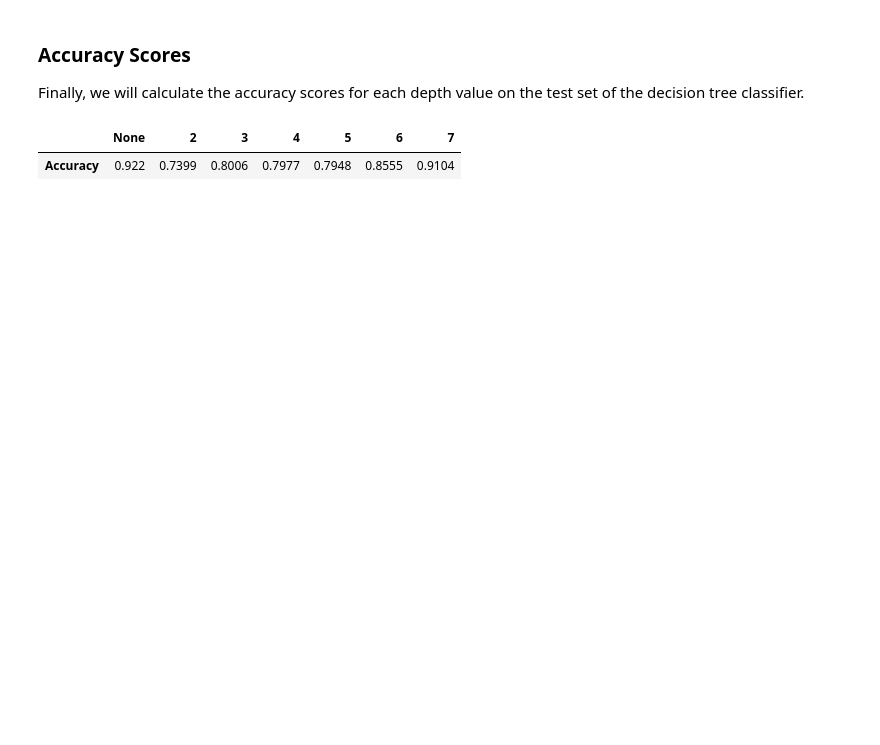
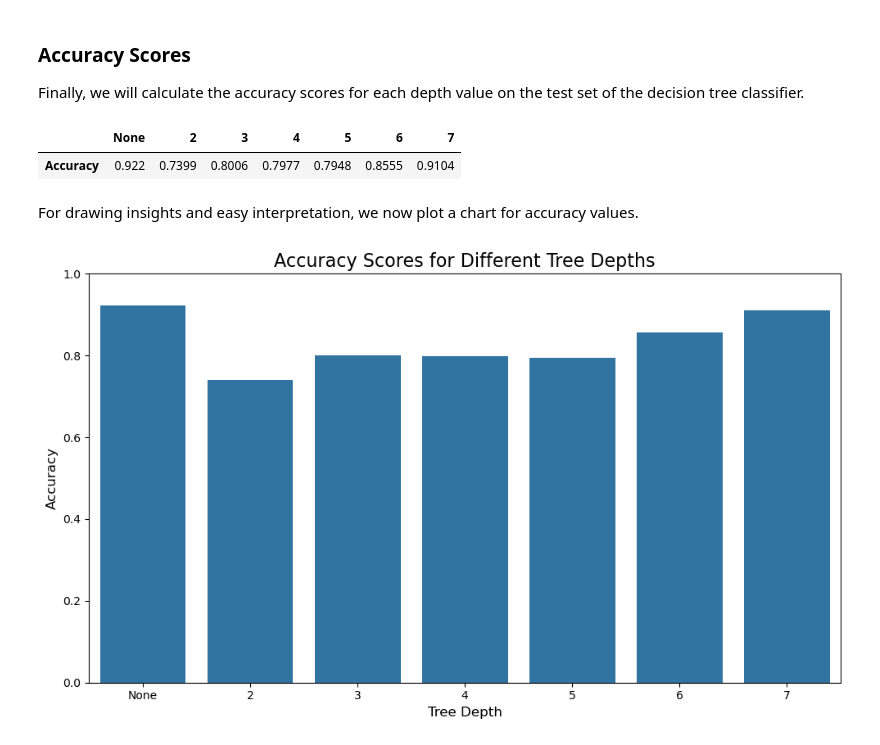
Before and after one commit to baobean/CSC14003-DecisionTree, a Jupyter notebook: car_evaluation.ipynb, the cells around one changed output. Drawn from its saved outputs; the diff is of its cells as text; code cells hidden in the pictures; blank space fills up the shorter version.

```diff
--- a/car_evaluation.ipynb
+++ b/car_evaluation.ipynb
@@ -480,3 +552,17 @@ accuracy_table
 # %% [output]
 |  | None | 2 | 3 | 4 | 5 | 6 | 7 |
 | Accuracy | 0.922 | 0.7399 | 0.8006 | 0.7977 | 0.7948 | 0.8555 | 0.9104 |
+# %% [markdown]
+For drawing insights and easy interpretation, we now plot a chart for accuracy values.
+# %%
+plt.figure(figsize=(10, 6))
+sns.barplot(x=list(flat_scores.keys()), y=list(flat_scores.values()))
+plt.title("Accuracy Scores for Different Tree Depths", fontsize=16)
+plt.xlabel("Tree Depth", fontsize=12)
+plt.ylabel("Accuracy", fontsize=12)
+plt.xticks()
+plt.ylim(0, 1)
+plt.tight_layout()
+plt.show()
+# %% [output]
+[figure, added]
```
Also changed, not shown: parts of 6 cells of this notebook.
